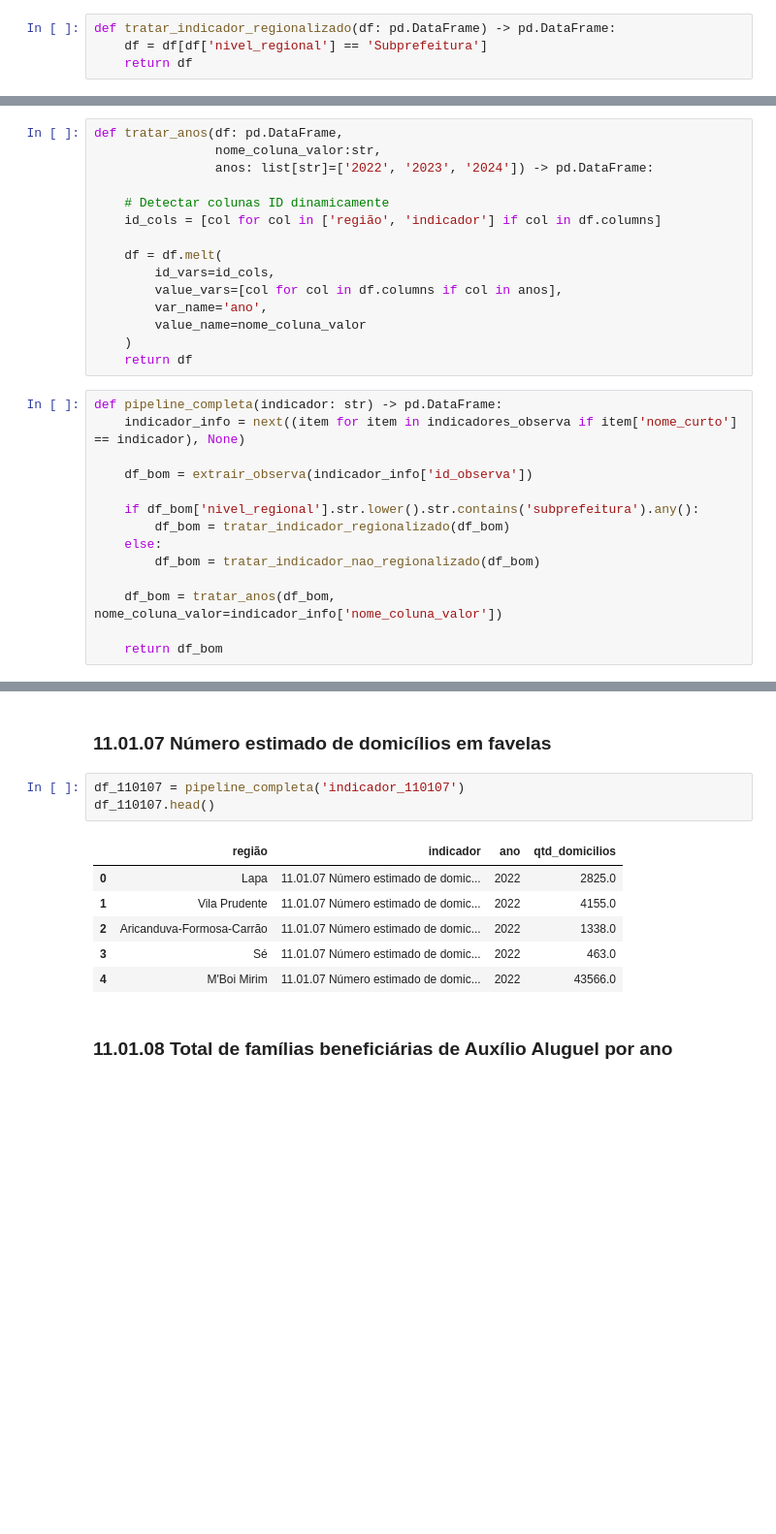
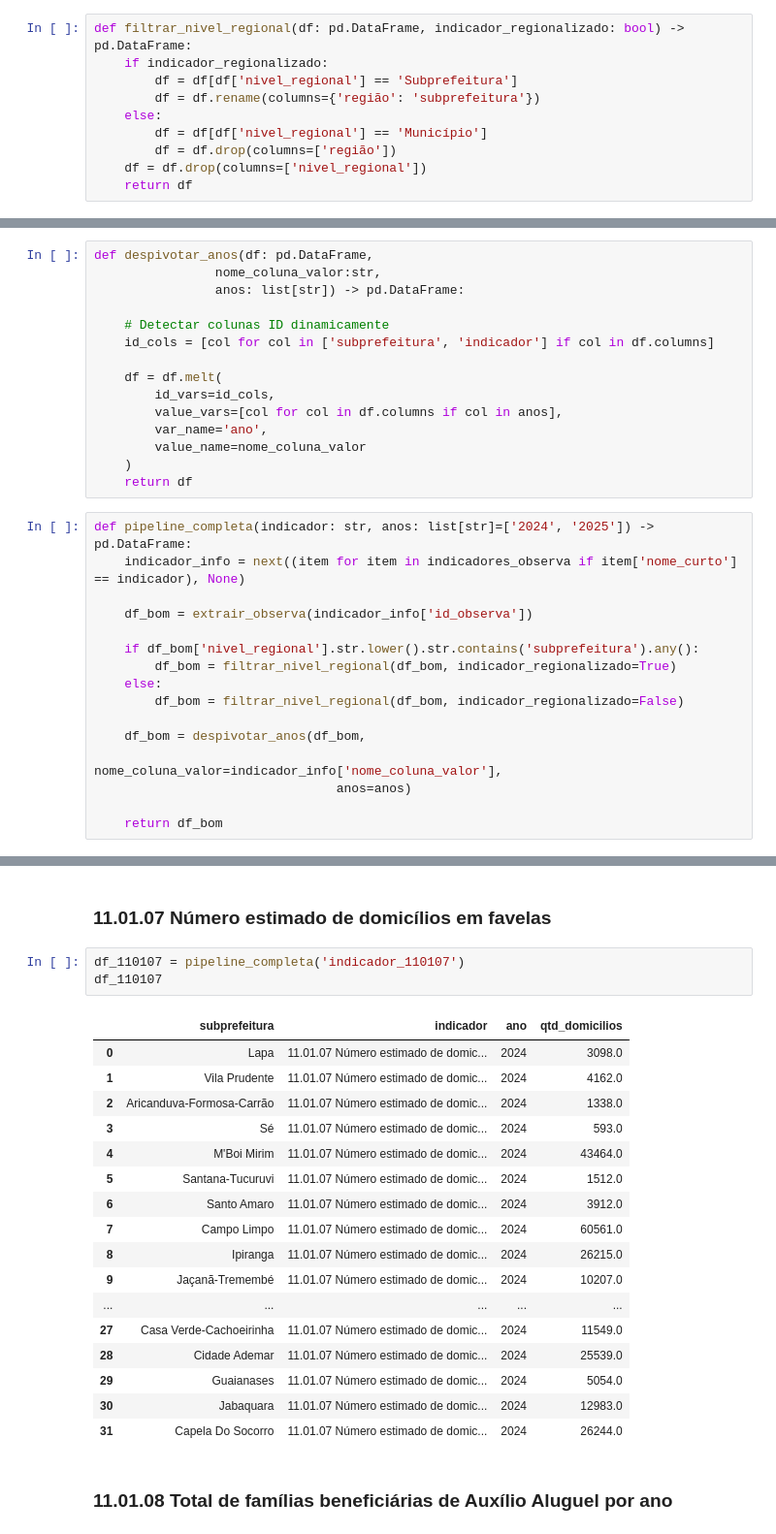
Before and after one commit to ObservatorioPoliticasTCM/datasp-dados, a Jupyter notebook: rendered_notebooks/urbanismo/05 ObservaSampa - extração.ipynb, the cells around one changed output, grey strips where cells are left out. Shown at 97% size. Saved outputs shown, nothing was run; the diff lists cells and outputs as text; blank space fills up the shorter version.

```diff
--- a/rendered_notebooks/urbanismo/05 ObservaSampa - extração.ipynb
+++ b/rendered_notebooks/urbanismo/05 ObservaSampa - extração.ipynb
@@ -80,6 +84,12 @@ def padronizar_subprefeitura(regiao: str) -> str:
     if pd.isna(regiao): return 'Sem informação'
     return unidecode(regiao).strip().lower()
 # %%
-def tratar_indicador_regionalizado(df: pd.DataFrame) -> pd.DataFrame:
-    df = df[df['nivel_regional'] == 'Subprefeitura']
+def filtrar_nivel_regional(df: pd.DataFrame, indicador_regionalizado: bool) -> pd.DataFrame:
+    if indicador_regionalizado:
+        df = df[df['nivel_regional'] == 'Subprefeitura']
+        df = df.rename(columns={'região': 'subprefeitura'})
+    else:
+        df = df[df['nivel_regional'] == 'Município']
+        df = df.drop(columns=['região'])
+    df = df.drop(columns=['nivel_regional'])
     return df
@@ -91,10 +96,10 @@ def tratar_indicador_nao_regionalizado(df: pd.DataFrame) -> pd.DataFrame:
 # %%
-def tratar_anos(df: pd.DataFrame,
+def despivotar_anos(df: pd.DataFrame,
                 nome_coluna_valor:str,
-                anos: list[str]=['2022', '2023', '2024']) -> pd.DataFrame:
+                anos: list[str]) -> pd.DataFrame:
 
     # Detectar colunas ID dinamicamente
-    id_cols = [col for col in ['região', 'indicador'] if col in df.columns]
+    id_cols = [col for col in ['subprefeitura', 'indicador'] if col in df.columns]
 
     df = df.melt(
         id_vars=id_cols,
@@ -104,17 +109,19 @@ def tratar_anos(df: pd.DataFrame,
     )
     return df
 # %%
-def pipeline_completa(indicador: str) -> pd.DataFrame:
+def pipeline_completa(indicador: str, anos: list[str]=['2024', '2025']) -> pd.DataFrame:
     indicador_info = next((item for item in indicadores_observa if item['nome_curto'] == indicador), None)
 
     df_bom = extrair_observa(indicador_info['id_observa'])
 
     if df_bom['nivel_regional'].str.lower().str.contains('subprefeitura').any():
-        df_bom = tratar_indicador_regionalizado(df_bom)
+        df_bom = filtrar_nivel_regional(df_bom, indicador_regionalizado=True)
     else:
-        df_bom = tratar_indicador_nao_regionalizado(df_bom)
+        df_bom = filtrar_nivel_regional(df_bom, indicador_regionalizado=False)
 
-    df_bom = tratar_anos(df_bom, nome_coluna_valor=indicador_info['nome_coluna_valor'])
+    df_bom = despivotar_anos(df_bom,
+                                nome_coluna_valor=indicador_info['nome_coluna_valor'],
+                                anos=anos)
 
     return df_bom
 # %% [markdown]
@@ -158,14 +186,25 @@ df_110106.head()
 ### 11.01.07 Número estimado de domicílios em favelas
 # %%
 df_110107 = pipeline_completa('indicador_110107')
-df_110107.head()
+df_110107
 # %% [output]
-|  | região | indicador | ano | qtd_domicilios |
-| 0 | Lapa | 11.01.07 Número estimado de domic... | 2022 | 2825.0 |
-| 1 | Vila Prudente | 11.01.07 Número estimado de domic... | 2022 | 4155.0 |
-| 2 | Aricanduva-Formosa-Carrão | 11.01.07 Número estimado de domic... | 2022 | 1338.0 |
-| 3 | Sé | 11.01.07 Número estimado de domic... | 2022 | 463.0 |
-| 4 | M'Boi Mirim | 11.01.07 Número estimado de domic... | 2022 | 43566.0 |
+|  | subprefeitura | indicador | ano | qtd_domicilios |
+| 0 | Lapa | 11.01.07 Número estimado de domic... | 2024 | 3098.0 |
+| 1 | Vila Prudente | 11.01.07 Número estimado de domic... | 2024 | 4162.0 |
+| 2 | Aricanduva-Formosa-Carrão | 11.01.07 Número estimado de domic... | 2024 | 1338.0 |
+| 3 | Sé | 11.01.07 Número estimado de domic... | 2024 | 593.0 |
+| 4 | M'Boi Mirim | 11.01.07 Número estimado de domic... | 2024 | 43464.0 |
+| 5 | Santana-Tucuruvi | 11.01.07 Número estimado de domic... | 2024 | 1512.0 |
+| 6 | Santo Amaro | 11.01.07 Número estimado de domic... | 2024 | 3912.0 |
+| 7 | Campo Limpo | 11.01.07 Número estimado de domic... | 2024 | 60561.0 |
+| 8 | Ipiranga | 11.01.07 Número estimado de domic... | 2024 | 26215.0 |
+| 9 | Jaçanã-Tremembé | 11.01.07 Número estimado de domic... | 2024 | 10207.0 |
+| ... | ... | ... | ... | ... |
+| 27 | Casa Verde-Cachoeirinha | 11.01.07 Número estimado de domic... | 2024 | 11549.0 |
+| 28 | Cidade Ademar | 11.01.07 Número estimado de domic... | 2024 | 25539.0 |
+| 29 | Guaianases | 11.01.07 Número estimado de domic... | 2024 | 5054.0 |
+| 30 | Jabaquara | 11.01.07 Número estimado de domic... | 2024 | 12983.0 |
+| 31 | Capela Do Socorro | 11.01.07 Número estimado de domic... | 2024 | 26244.0 |
 # %% [markdown]
 ### 11.01.08 Total de famílias beneficiárias de Auxílio Aluguel por ano
 # %%
```
Also changed, not shown: parts of 11 cells of this notebook, 3 other files.
